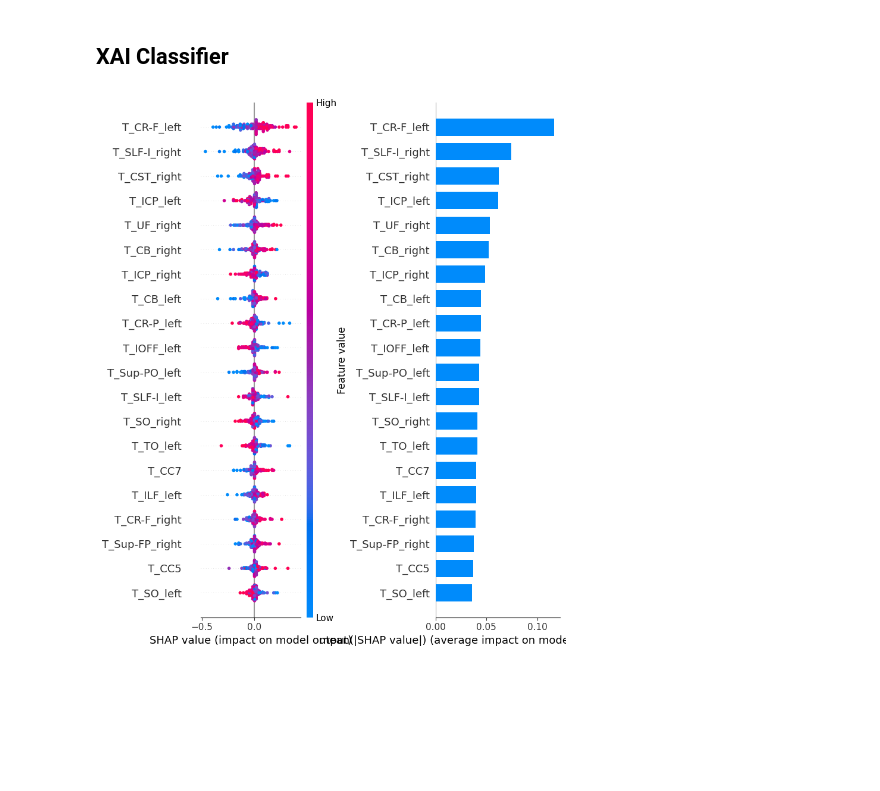
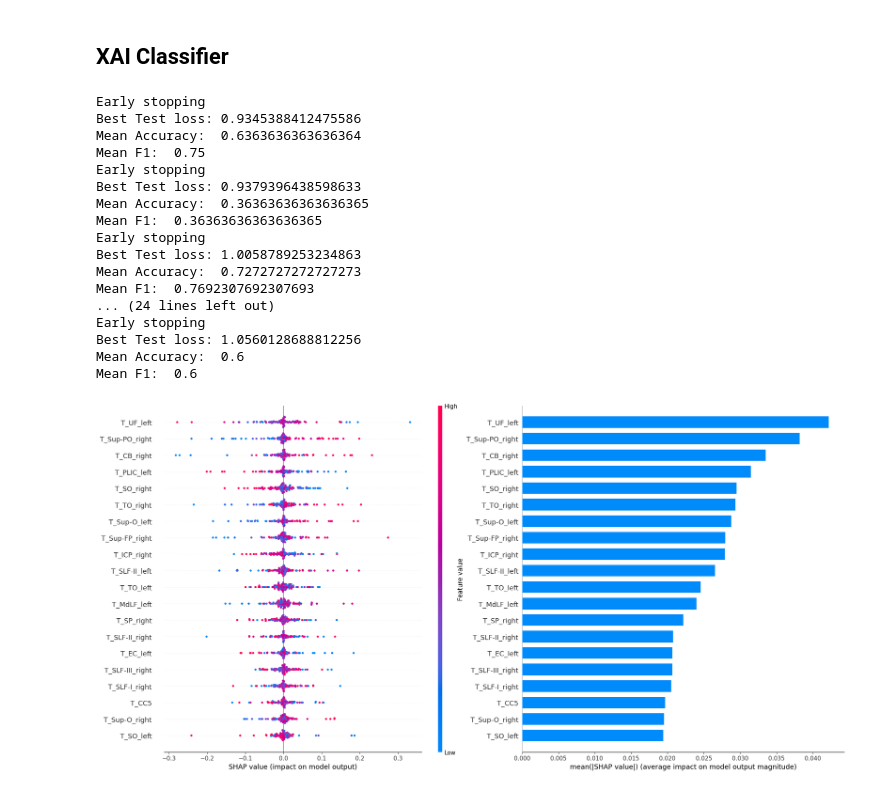
Before and after one commit to SAint7579/DTI_2D_representation, a Jupyter notebook: Autoencoder_DTI_AuxClassifier.ipynb, the cells around one changed output. Cells and saved outputs as stored; diff of their text form; code cells hidden in the pictures; blank space fills up the shorter version.

Commit message:
Updated with FM and Spatial Broadcast

```diff
--- a/Autoencoder_DTI_AuxClassifier.ipynb
+++ b/Autoencoder_DTI_AuxClassifier.ipynb
@@ -487,6 +695,8 @@ class Exp_Model:
         if not torch.is_tensor(embedding):
             embedding = torch.tensor(embedding, dtype=torch.float32).to(self.device)
 
+        ## Change embedding to 2x2x8
+        embedding = embedding.view(embedding.size(0), 4, 2, 2)
         output = model.decode(embedding)
 
         ## In dti representation, find the index of the tract name
@@ -838,6 +1099,9 @@ def compute_individual_tract_mig(model, X_test, tract_factors, tract_names, n_bi
         X_test = X_test.float().to(device)  # Add channel dimension
         mu, _ = model.encode(X_test)
     latents = mu.cpu().numpy()
+
+    if len(latents.shape) == 4:
+        latents = latents.reshape(-1, latents.shape[1] * latents.shape[2] * latents.shape[3])
 
     # Discretize latent dimensions
     latents_discrete = np.zeros_like(latents)
@@ -964,15 +1228,21 @@ class Exp_Model2:
         '''
         x = torch.tensor(x, dtype=torch.float32).to(self.device)
         x = x.view(-1,1,9,9)
-        x_recon, y_pred, mu, logvar = self.model(x)
+        x_recon, y_pred, mu, logvar, fm_feats = self.model(x)
         mu = mu.cpu().detach().numpy()
+        fm_feats = fm_feats.cpu().detach().numpy()
+
+        ## concatenate
+        mu = np.concatenate([fm_feats, mu], axis=1)
+
         pred = self.classifier.predict(mu)
-        return pred
+        return y_pred
 # %%
 ## Repeated KFold test
 from sklearn.model_selection import RepeatedKFold
 from lazypredict.supervised import LazyClassifier
 from sklearn.ensemble import RandomForestClassifier
+from sklearn.metrics import accuracy_score, f1_score
 rkf = RepeatedKFold(n_splits=10, n_repeats=1, random_state=42)
 shap_results = []
 device = torch.device('cuda')
@@ -987,7 +1257,7 @@ for train_index, test_index in tqdm(rkf.split(X)):
     test_loader = DataLoader(test_dataset, batch_size=32, shuffle=False)
 
 
-    backbone = DTI_autoencoder(num_classes=1, latent_dim=32)
+    backbone = Spatial_DTI_autoencoder(num_classes=1, latent_dim=8, fm_latent_dim=16)
     optimizer = torch.optim.Adam(backbone.parameters(), lr=0.001)
     criterion = torch.nn.BCEWithLogitsLoss()
     model,_,loss_dict = train_model(train_loader,
@@ -999,20 +1269,26 @@ for train_index, test_index in tqdm(rkf.split(X)):
                     verbose=False)
 
     ## Extract the latent vectors for X_test
-    _, _, mu, logvar = model(torch.tensor(X_test, dtype=torch.float32).to(device))
+    _, _, mu, logvar, fm_feats = model(torch.tensor(X_test, dtype=torch.float32).to(device))
     ## Get reparepresentation of the test data
     mu_test = mu.cpu().detach().numpy()
+    fm_feats_test = fm_feats.cpu().detach().numpy()
 
     ## Get the latent vectors for X_train
-    _, _, mu, logvar = model(torch.tensor(X_train, dtype=torch.float32).to(device))
+    _, _, mu, logvar, fm_feats = model(torch.tensor(X_train, dtype=torch.float32).to(device))
     ## Get reparepresentation of the train data
     mu_train = mu.cpu().detach().numpy()
+    fm_feats_train = fm_feats.cpu().detach().numpy()
+
+    ## Concatenate the fm_feats and mu
+    fm_feats_train = np.concatenate([fm_feats_train, mu_train], axis=1)
+    fm_feats_test = np.concatenate([fm_feats_test, mu_test], axis=1)
 
     dtm = RandomForestClassifier()
-    dtm.fit(mu_train, Y_train)
+    dtm.fit(fm_feats_train, Y_train)
 
-    print("Mean Accuracy: ", accuracy_score(Y_test, dtm.predict(mu_test)))
-    print("Mean F1: ", f1_score(Y_test, dtm.predict(mu_test)))
+    print("Mean Accuracy: ", accuracy_score(Y_test, dtm.predict(fm_feats_test)))
+    print("Mean F1: ", f1_score(Y_test, dtm.predict(fm_feats_test)))
 
 
     exp_model = Exp_Model2(model, dtm)
@@ -1023,6 +1299,24 @@ for train_index, test_index in tqdm(rkf.split(X)):
     # shap_values = explainer(mu_test)
 
     shap_results.append(shap_values)
+# %% [output]
+Early stopping
+Best Test loss: 0.9345388412475586
+Mean Accuracy:  0.6363636363636364
+Mean F1:  0.75
+Early stopping
+Best Test loss: 0.9379396438598633
+Mean Accuracy:  0.36363636363636365
+Mean F1:  0.36363636363636365
+Early stopping
+Best Test loss: 1.0058789253234863
+Mean Accuracy:  0.7272727272727273
+Mean F1:  0.7692307692307693
+... (24 lines left out)
+Early stopping
+Best Test loss: 1.0560128688812256
+Mean Accuracy:  0.6
+Mean F1:  0.6
 # %%
 merged_values = np.concatenate([ex.values for ex in shap_results], axis=0)
 merged_base_values = np.concatenate([ex.base_values for ex in shap_results], axis=0)
@@ -1038,12 +1332,12 @@ merged_explanation = shap.Explanation(
 # %%
 tract_names = dti_representation.reshape(-1)
 
 ## Make subplots for shap
 plt.figure(figsize=(30, 5))
 plt.subplot(1, 2, 1)
-shap.summary_plot(merged_explanation, feature_names=tract_names,show=False)
+shap.summary_plot(merged_explanation, feature_names=tract_names,show=False, plot_size=[20, 10])
 plt.subplot(1, 2, 2)
-shap.summary_plot(merged_explanation, feature_names=tract_names, plot_type='bar', show=False)
+shap.summary_plot(merged_explanation, feature_names=tract_names, plot_type='bar', show=False, plot_size=[20, 10])
 plt.show()
 # %% [output]
-[figure, old version]
+[figure, new version]
```
Also changed, not shown: parts of 23 cells of this notebook, 5 other files.
